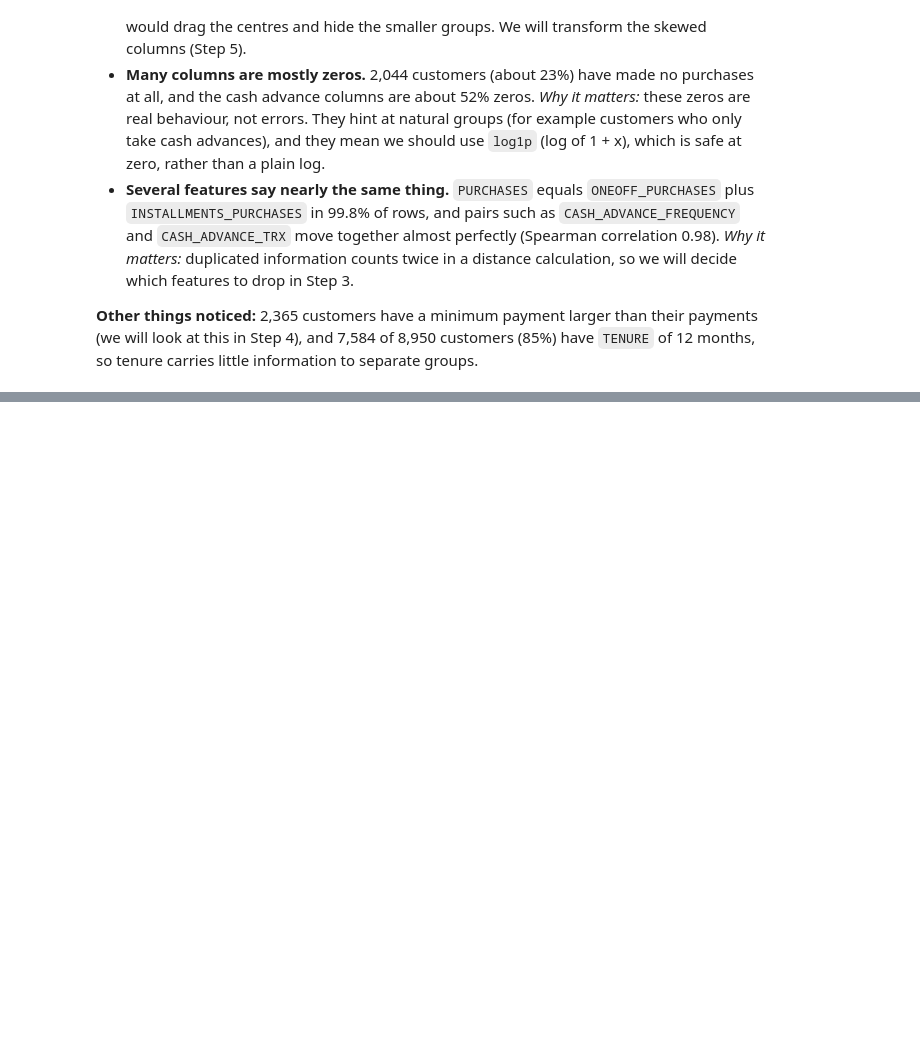
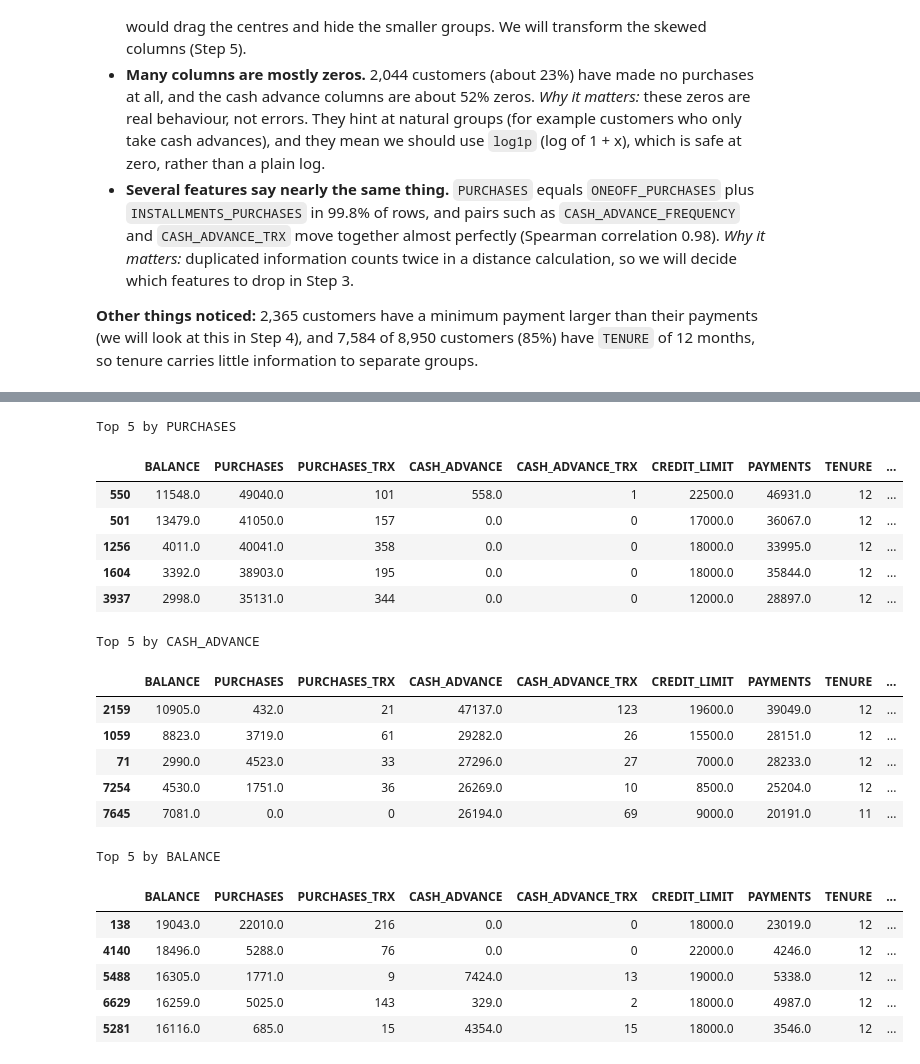
Before and after one commit to iamjomark/credit-card-customer-segmentation, a Jupyter notebook: notebooks/01_eda.ipynb, the cells around one changed output, grey strips where cells are left out. Drawn from its saved outputs; the diff is of its cells as text; code cells hidden in the pictures; blank space fills up the shorter version.

```diff
--- a/notebooks/01_eda.ipynb
+++ b/notebooks/01_eda.ipynb
@@ -155,0 +557,30 @@ df['CREDIT_LIMIT'].isna().sum()=np.int64(1), df['MINIMUM_PAYMENTS'].isna().sum()
+# %%
+inspection_columns = ["BALANCE", "PURCHASES", "PURCHASES_TRX", "CASH_ADVANCE", "CASH_ADVANCE_TRX", "CREDIT_LIMIT", "PAYMENTS", "TENURE"]
+for column in ["PURCHASES", "CASH_ADVANCE", "BALANCE"]:
+    top = df.nlargest(5, column)[inspection_columns].copy()
+    top["avg_purchase_size"] = (top["PURCHASES"] / top["PURCHASES_TRX"]).round(0)   # money per purchase
+    top["purchases_vs_limit"] = (top["PURCHASES"] / top["CREDIT_LIMIT"]).round(1)   # spend as a multiple of the limit
+    print(f"Top 5 by {column}")
+    display(top.round(0))
+# %% [output]
+Top 5 by PURCHASES
+|  | BALANCE | PURCHASES | PURCHASES_TRX | CASH_ADVANCE | CASH_ADVANCE_TRX | CREDIT_LIMIT | PAYMENTS | TENURE | ... |
+| 550 | 11548.0 | 49040.0 | 101 | 558.0 | 1 | 22500.0 | 46931.0 | 12 | ... |
+| 501 | 13479.0 | 41050.0 | 157 | 0.0 | 0 | 17000.0 | 36067.0 | 12 | ... |
+| 1256 | 4011.0 | 40041.0 | 358 | 0.0 | 0 | 18000.0 | 33995.0 | 12 | ... |
+| 1604 | 3392.0 | 38903.0 | 195 | 0.0 | 0 | 18000.0 | 35844.0 | 12 | ... |
+| 3937 | 2998.0 | 35131.0 | 344 | 0.0 | 0 | 12000.0 | 28897.0 | 12 | ... |
+Top 5 by CASH_ADVANCE
+|  | BALANCE | PURCHASES | PURCHASES_TRX | CASH_ADVANCE | CASH_ADVANCE_TRX | CREDIT_LIMIT | PAYMENTS | TENURE | ... |
+| 2159 | 10905.0 | 432.0 | 21 | 47137.0 | 123 | 19600.0 | 39049.0 | 12 | ... |
+| 1059 | 8823.0 | 3719.0 | 61 | 29282.0 | 26 | 15500.0 | 28151.0 | 12 | ... |
+| 71 | 2990.0 | 4523.0 | 33 | 27296.0 | 27 | 7000.0 | 28233.0 | 12 | ... |
+| 7254 | 4530.0 | 1751.0 | 36 | 26269.0 | 10 | 8500.0 | 25204.0 | 12 | ... |
+| 7645 | 7081.0 | 0.0 | 0 | 26194.0 | 69 | 9000.0 | 20191.0 | 11 | ... |
+Top 5 by BALANCE
+|  | BALANCE | PURCHASES | PURCHASES_TRX | CASH_ADVANCE | CASH_ADVANCE_TRX | CREDIT_LIMIT | PAYMENTS | TENURE | ... |
+| 138 | 19043.0 | 22010.0 | 216 | 0.0 | 0 | 18000.0 | 23019.0 | 12 | ... |
+| 4140 | 18496.0 | 5288.0 | 76 | 0.0 | 0 | 22000.0 | 4246.0 | 12 | ... |
+| 5488 | 16305.0 | 1771.0 | 9 | 7424.0 | 13 | 19000.0 | 5338.0 | 12 | ... |
+| 6629 | 16259.0 | 5025.0 | 143 | 329.0 | 2 | 18000.0 | 4987.0 | 12 | ... |
+| 5281 | 16116.0 | 685.0 | 15 | 4354.0 | 15 | 18000.0 | 3546.0 | 12 | ... |
```
Also changed, not shown: parts of 32 cells of this notebook, 11 other files.
